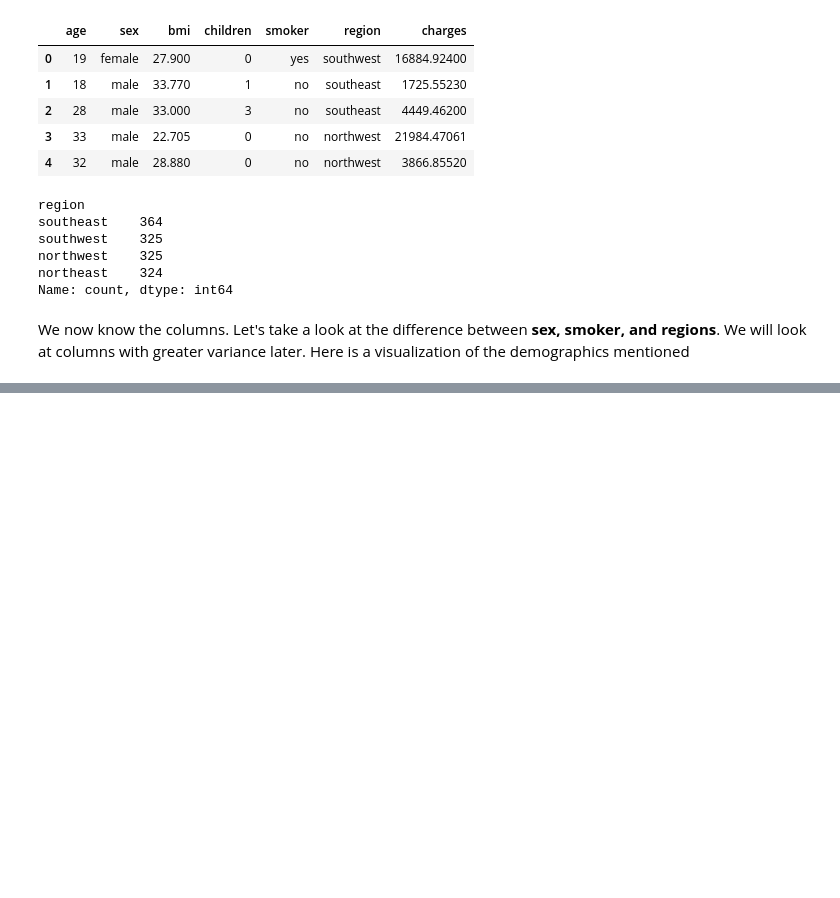
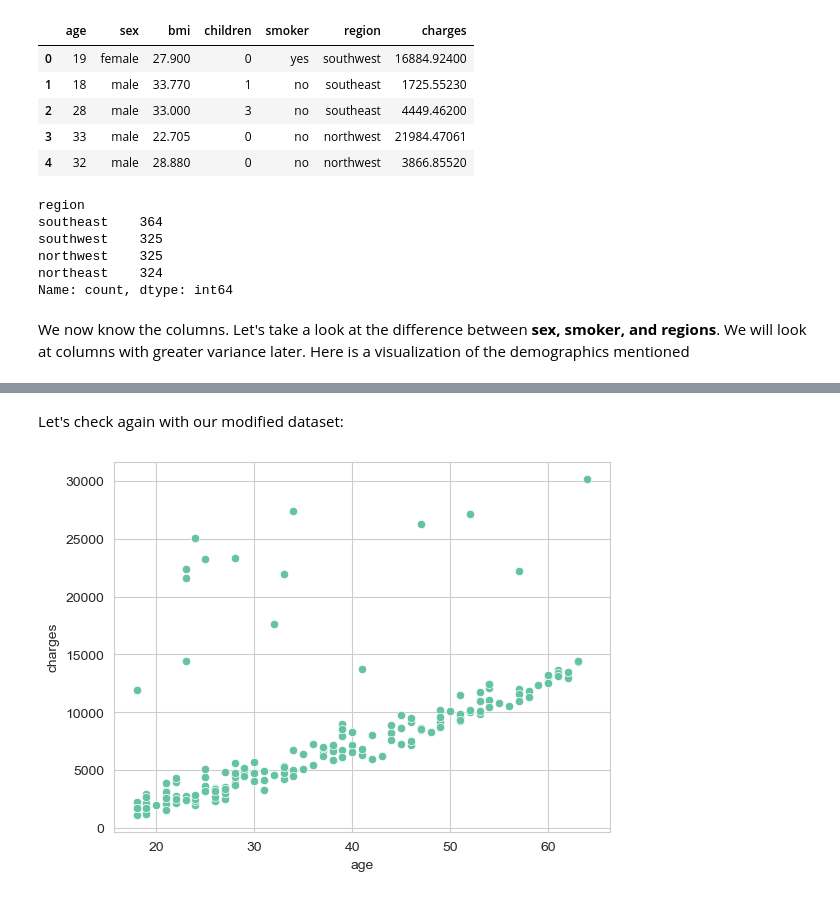
Before and after one commit to Sher213/codecademy-p1, a Jupyter notebook: python-portfolio-project-starter-files/python-portfolio-project-starter-files/us-medical-insurance-costs.ipynb, the cells around one changed output, grey strips where cells are left out. Drawn from its saved outputs; the diff is of its cells as text; code cells hidden in the pictures; blank space fills up the shorter version.

```diff
--- a/python-portfolio-project-starter-files/python-portfolio-project-starter-files/us-medical-insurance-costs.ipynb
+++ b/python-portfolio-project-starter-files/python-portfolio-project-starter-files/us-medical-insurance-costs.ipynb
@@ -52,0 +68,3 @@ plt.show()
+# %%
+data_no_smoker_good_bmi = data[(data['smoker'] == 'no') & (data['bmi'] <= 25.0)]
+data_no_smoker_good_bmi[['smoker', 'bmi']]
@@ -52,0 +85,10 @@ plt.show()
+# %% [markdown]
+Let's check again with our modified dataset:
+# %%
+import warnings
+warnings.filterwarnings("ignore")
+
+sns.scatterplot(data=data_no_smoker_good_bmi, x="age", y="charges")
+plt.show()
+# %% [output]
+[figure, added]
```
Also changed, not shown: parts of 10 cells of this notebook.
